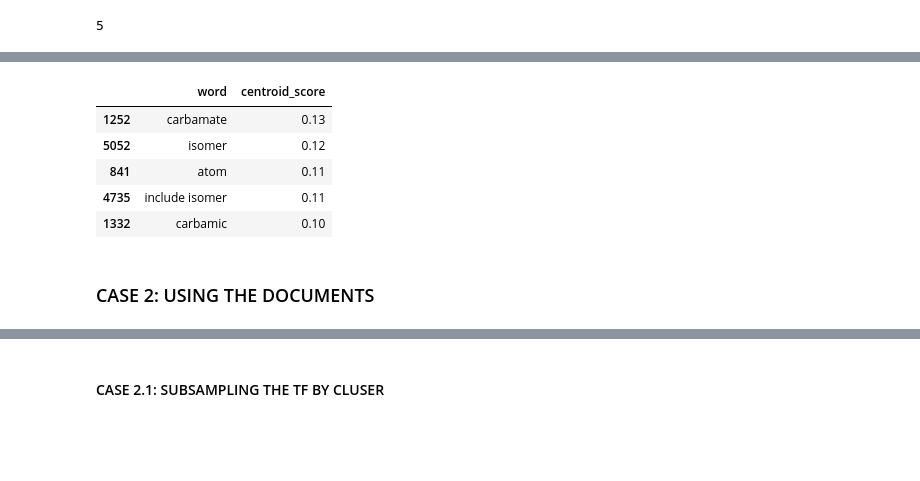
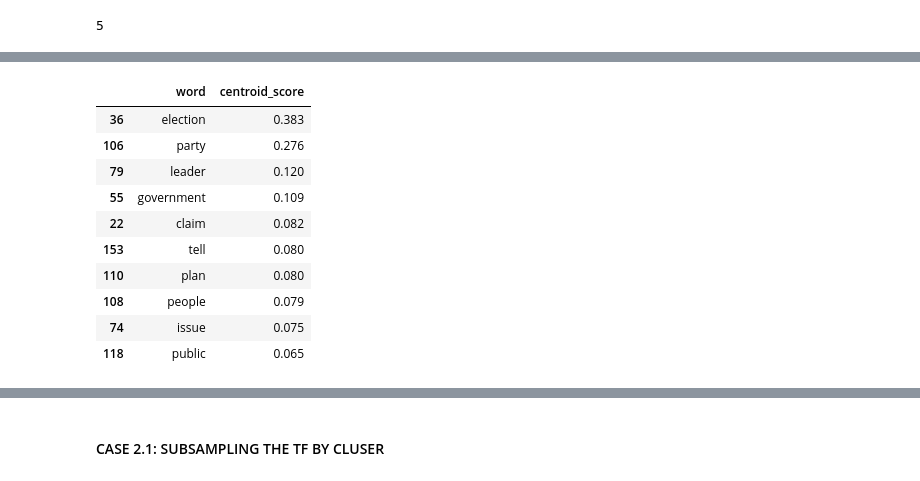
Before and after one commit to shanepeckham/NLP-1, a Jupyter notebook: Complementary_Courses/Document_Clustering/Flat_Clustering_Overview.ipynb, the cells around one changed output, grey strips where cells are left out. Cells and saved outputs as stored; diff of their text form; code cells hidden in the pictures; blank space fills up the shorter version.

```diff
--- a/Complementary_Courses/Document_Clustering/Flat_Clustering_Overview.ipynb
+++ b/Complementary_Courses/Document_Clustering/Flat_Clustering_Overview.ipynb
@@ -161,0 +184,11 @@ array([[0.   , 0.062, 0.   , ..., 0.049, 0.   , 0.065],
+# %%
+catalog = Catalog()
+catalog.documents = documents
+# %%
+_ = catalog.collect_corpus(attr='processed_text', form=list)
+tfidf = catalog.to_matrix(
+    vectorizer=vectorizer,
+    modelname='TFIDF',
+    max_docs=None)
+print(tfidf.representation.shape)
+tfidf.representation.head()
@@ -205,9 +255,7 @@ def kmean_clustering(
 # %%
 ## CALCULATE ALL IN ONE STEP
-clusters, cluster_words = kmean_clustering(
-    model=tfidf,
-    num_clusters=NUM_CLUSTERS,
-    words_per_cluster=5)
+clusters = kmean_clustering(model=tfidf, num_clusters=NUM_CLUSTERS)
+cluster_words = j_words_per_cluster(tfidf,clusters,6)
 # %%
 def filter_cluster(model, clusters, i):
     ''' Returns the tfidf representation for the centroid of a cluster '''
@@ -215,6 +263,6 @@ def filter_cluster(model, clusters, i):
         clusters.cluster_centers_[i].reshape(1,-1),
         columns=model.representation.columns)
 # %%
-cluster0 = filter_cluster(clusters, 0)
+cluster0 = filter_cluster(tfidf_, clusters, 0)
 cluster0.head()
 # %% [output]
@@ -261,13 +320,16 @@ def compute_word_importance_for_centroid(cluster,words_per_cluster):
     return scores.sort_values(by='centroid_score',ascending=False)[:words_per_cluster]
 # %%
 centroid_scores = compute_word_importance_for_centroid(cluster0, WORDS_PER_CLUSTER)
-centroid_scores.head()
+centroid_scores.head(10)
 # %% [output]
 |  | word | centroid_score |
-| 1252 | carbamate | 0.13 |
-| 5052 | isomer | 0.12 |
-| 841 | atom | 0.11 |
-| 4735 | include isomer | 0.11 |
-| 1332 | carbamic | 0.10 |
+| 36 | election | 0.383 |
+| 106 | party | 0.276 |
+| 79 | leader | 0.120 |
+| 55 | government | 0.109 |
+| 22 | claim | 0.082 |
+| 153 | tell | 0.080 |
+| 110 | plan | 0.080 |
+| 108 | people | 0.079 |
+| 74 | issue | 0.075 |
+| 118 | public | 0.065 |
-# %% [markdown]
-### CASE 2: USING THE DOCUMENTS
```
Also changed, not shown: parts of 38 cells of this notebook.
